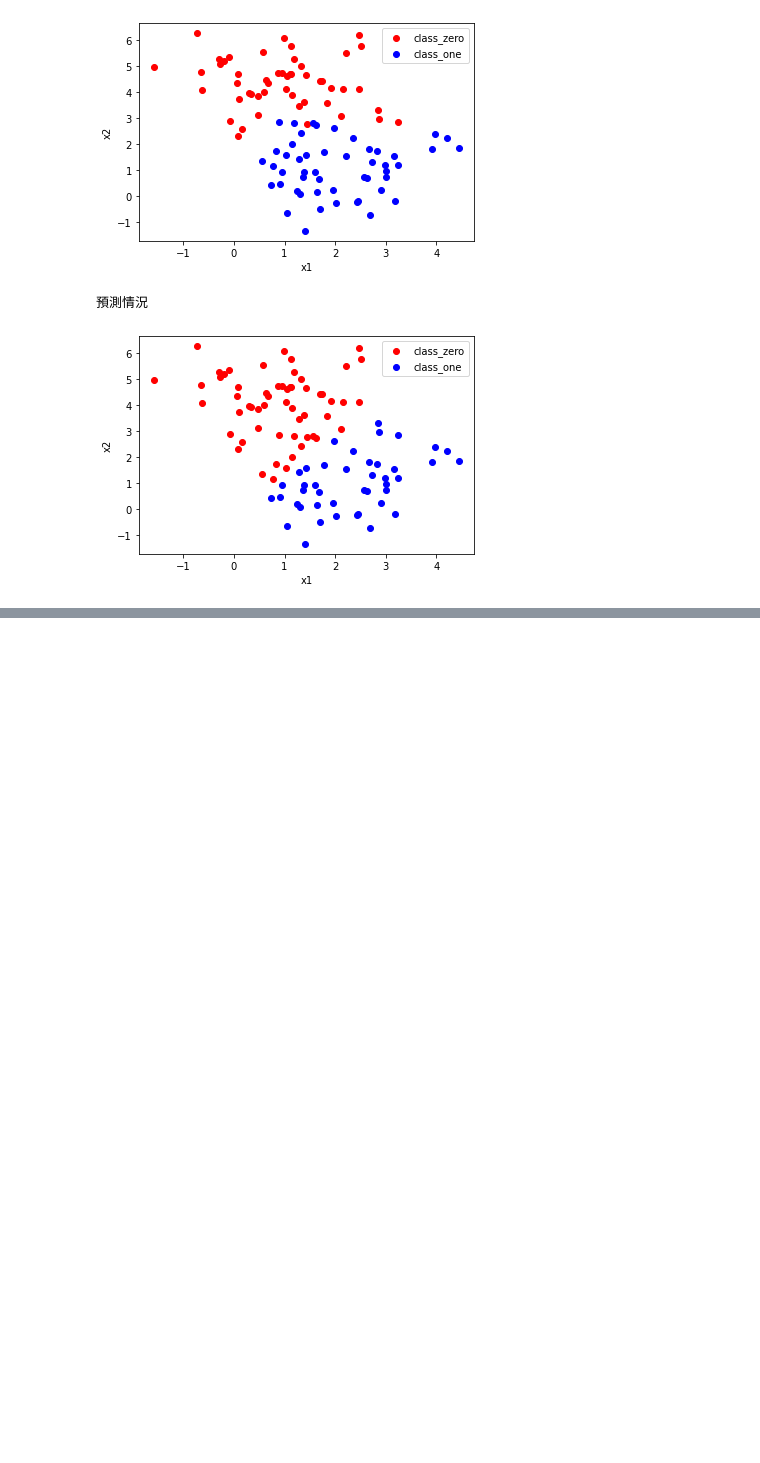
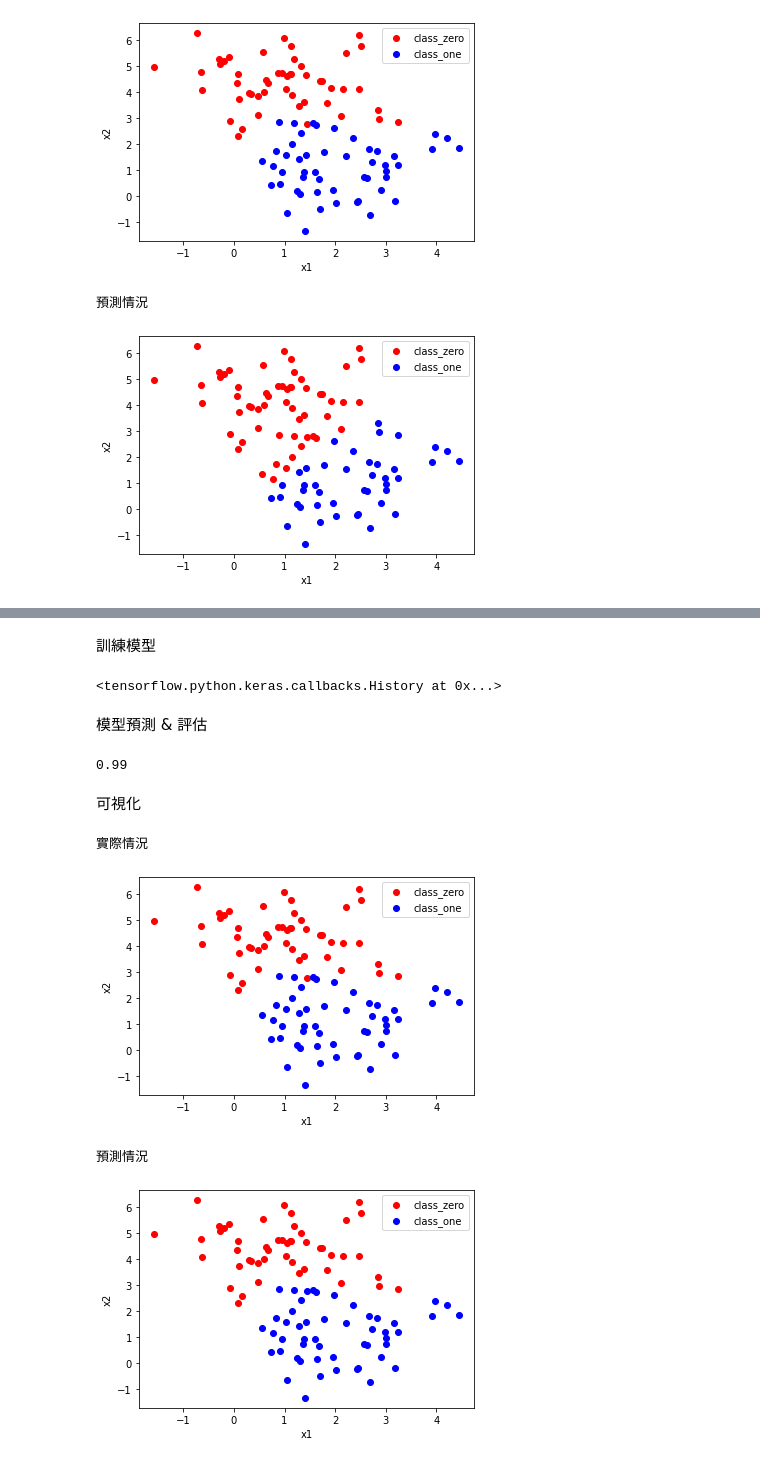
Before and after one commit to skywalker0803r/deep-learning-ian-goodfellow, a Jupyter notebook: Perceptron_基礎介紹.ipynb, the cells around one changed output, grey strips where cells are left out. Saved outputs shown, nothing was run; the diff lists cells and outputs as text; code cells hidden in the pictures; blank space fills up the shorter version.

```diff
--- a/Perceptron_基礎介紹.ipynb
+++ b/Perceptron_基礎介紹.ipynb
@@ -272,0 +302,9 @@ plot_data(df[df.y_pred == 0],df[df.y_pred == 1])
+# %%
+model = keras.Sequential(
+    [
+        layers.Dense(2, activation="relu"),
+        layers.Dense(32, activation="relu"),
+        layers.Dense(32, activation="relu"),
+        layers.Dense(1, activation="sigmoid"),
+    ]
+)
@@ -272,0 +313,7 @@ plot_data(df[df.y_pred == 0],df[df.y_pred == 1])
+# %%
+X = df[['x1','x2']].values
+y = df['y'].values
+y = model(X)
+model.compile(optimizer = 'Adam',
+              loss = mean_squared_error)
+model.summary()
@@ -272,0 +337,29 @@ plot_data(df[df.y_pred == 0],df[df.y_pred == 1])
+# %% [markdown]
+訓練模型
+# %%
+X = df[['x1','x2']].values
+y = df['y'].values
+model.fit(X,y,epochs=1000,verbose=0)
+# %% [output]
+<tensorflow.python.keras.callbacks.History at 0x...>
+# %% [markdown]
+模型預測 & 評估
+# %%
+y_pred = model.predict(X).ravel()
+y_pred = (y_pred>=0.5).astype(int)
+df['y_pred'] = list(y_pred)
+accuracy_score(df['y'].values,df['y_pred'].values)
+# %% [output]
+0.99
+# %% [markdown]
+可視化
+# %%
+print('實際情況')
+plot_data(df[df.y == 0],df[df.y == 1])
+print('預測情況')
+plot_data(df[df.y_pred == 0],df[df.y_pred == 1])
+# %% [output]
+實際情況
+[figure, added]
+預測情況
+[figure, added]
```
Also changed, not shown: parts of 11 cells of this notebook.
